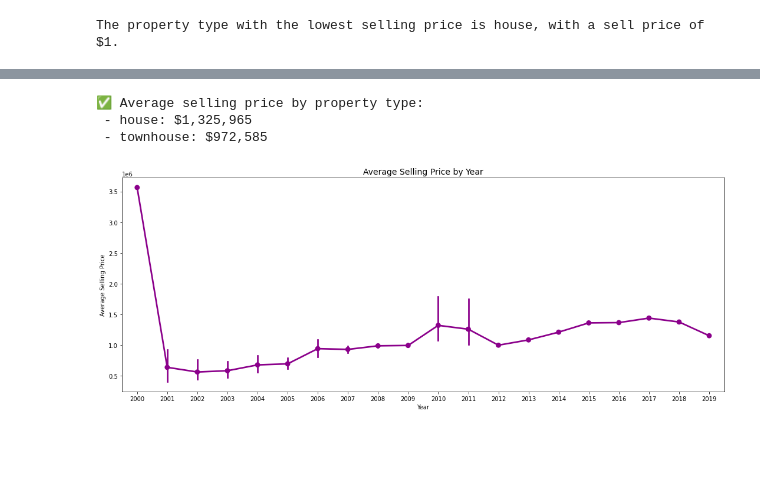
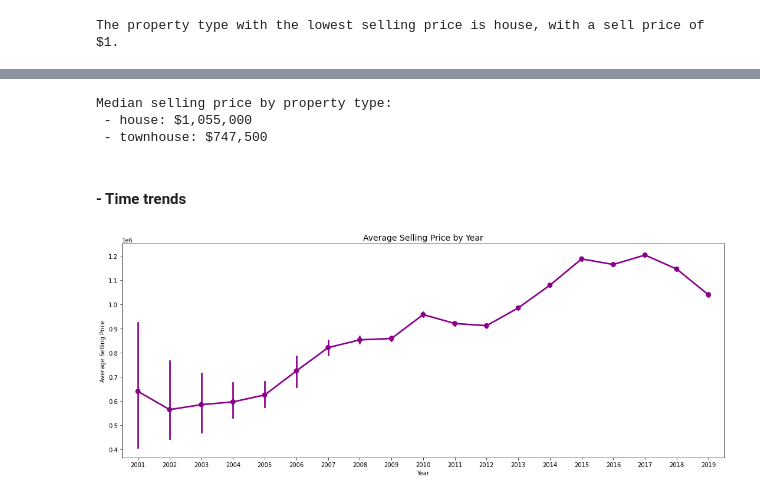
Before and after one commit to melisadigiacomo/sydneyhouseprices, a Jupyter notebook: Sydney_House_Prices.ipynb, the cells around one changed output, grey strips where cells are left out. Saved outputs shown, nothing was run; the diff lists cells and outputs as text; code cells hidden in the pictures; blank space fills up the shorter version.

```diff
--- a/Sydney_House_Prices.ipynb
+++ b/Sydney_House_Prices.ipynb
@@ -329,0 +404,3 @@ There are 25 townhouses in postal code 2107, with an average selling price of $1
+# %%
+# Remove outliers from DataFrame
+df_without_outliers = df[(df['sellPrice'] >= lower_limit) & (df['sellPrice'] <= upper_limit)].copy()
@@ -364,31 +502,33 @@ def average_price_by_propType(prop_list, df):
 # Property list with valid types
 prop_list = ['house', 'townhouse']
 
-average_price_by_propType(prop_list, df)
+median_price_by_propType(prop_list, df)
 # %% [output]
-✅ Average selling price by property type:
- - house: $1,325,965
- - townhouse: $972,585
+Median selling price by property type:
+ - house: $1,055,000
+ - townhouse: $747,500
+# %% [markdown]
+#### - Time trends
 # %%
-# New year col in df to plot prices by year
-df['Year'] = df['Date'].dt.year
+# New year col in df_without_outliers to plot prices by year
+df_without_outliers['Year'] = df_without_outliers['Date'].dt.year
 
 fig, ax = plt.subplots(figsize=(15, 6))
 
 #pointplot para el average sell price
 sns.pointplot(
-    data=df,
+    data=df_without_outliers,
     x="Year",
     y="sellPrice",
     color="darkmagenta",
     ax=ax
 )
 
 ax.set_title("Average Selling Price by Year", fontsize=14)
 ax.set_xlabel("Year")
 ax.set_ylabel("Average Selling Price")
 
 plt.tight_layout()
 plt.show()
 # %% [output]
-[figure, old version]
+[figure, new version]
```
Also changed, not shown: parts of 22 cells of this notebook.
